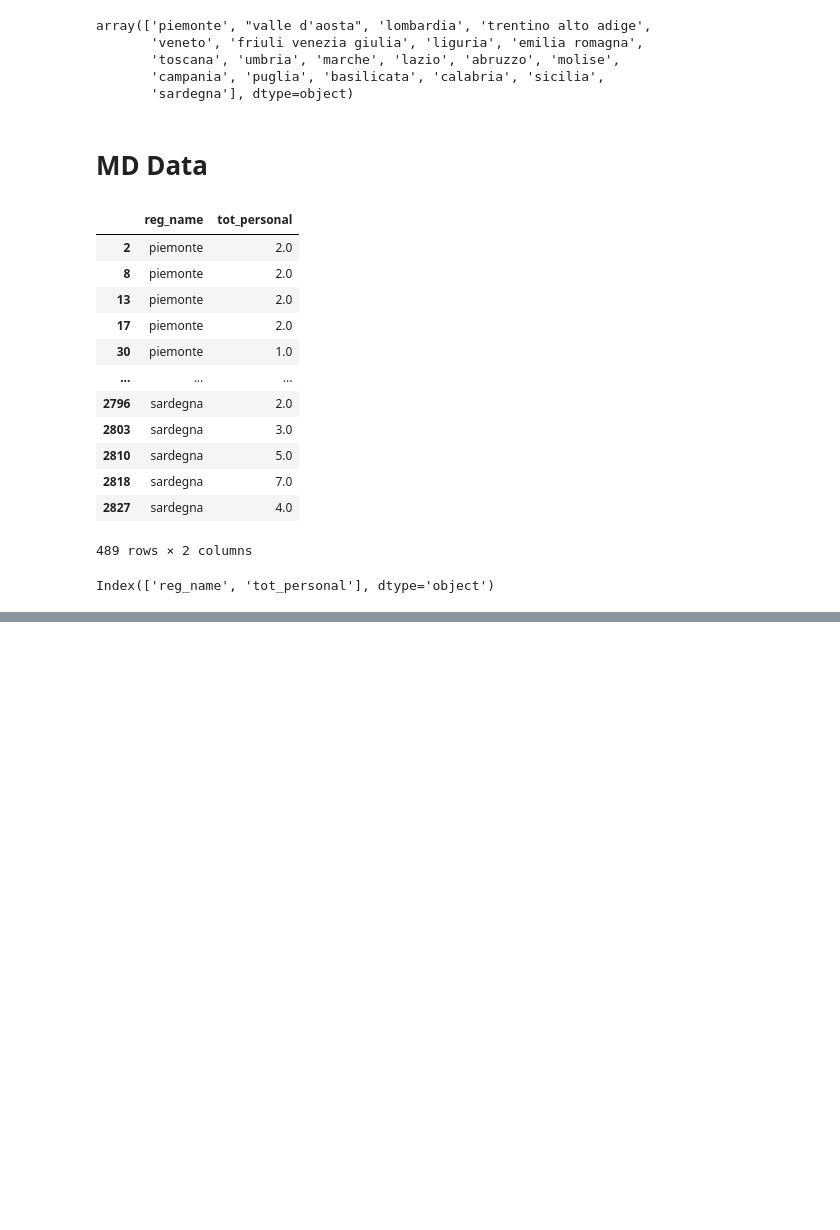
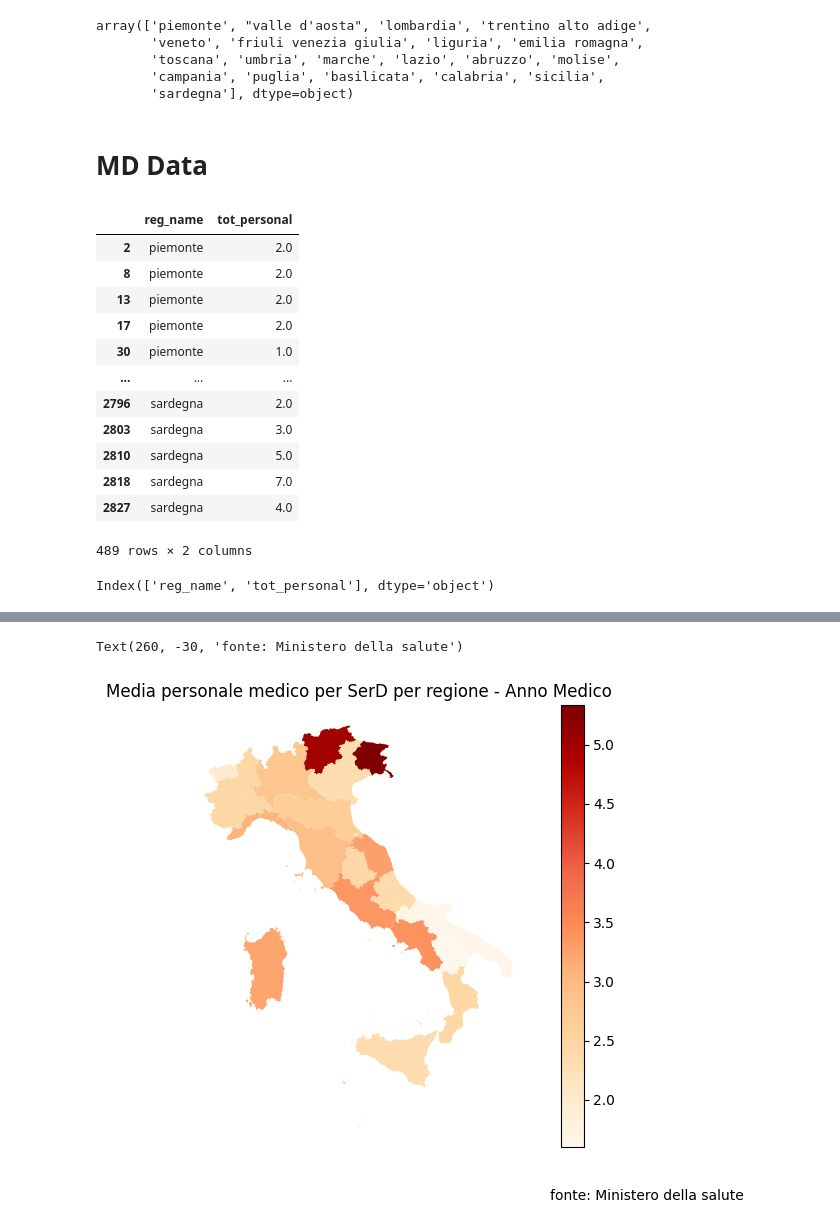
Before and after one commit to armandoschianodicola/italy-stats, a Jupyter notebook: 5/main.ipynb, the cells around one changed output, grey strips where cells are left out. Cells and saved outputs as stored; diff of their text form; code cells hidden in the pictures; blank space fills up the shorter version.

```diff
--- a/5/main.ipynb
+++ b/5/main.ipynb
@@ -209,0 +278,12 @@ plot_job.get_figure().savefig('output/plot_job.png')
+# %%
+plot_job = gdf_job.plot(
+    column="personal_avg",
+    legend=True,
+    cmap='OrRd'
+);
+plt.title(plot_title)
+plot_job.set_axis_off()
+plt.annotate('fonte: Ministero della salute', (0,0), (260, -30), xycoords='axes fraction', textcoords='offset points', va='top')
+# %% [output]
+Text(260, -30, 'fonte: Ministero della salute')
+[figure, added]
```
Also changed, not shown: parts of 24 cells of this notebook, 1 other file.
